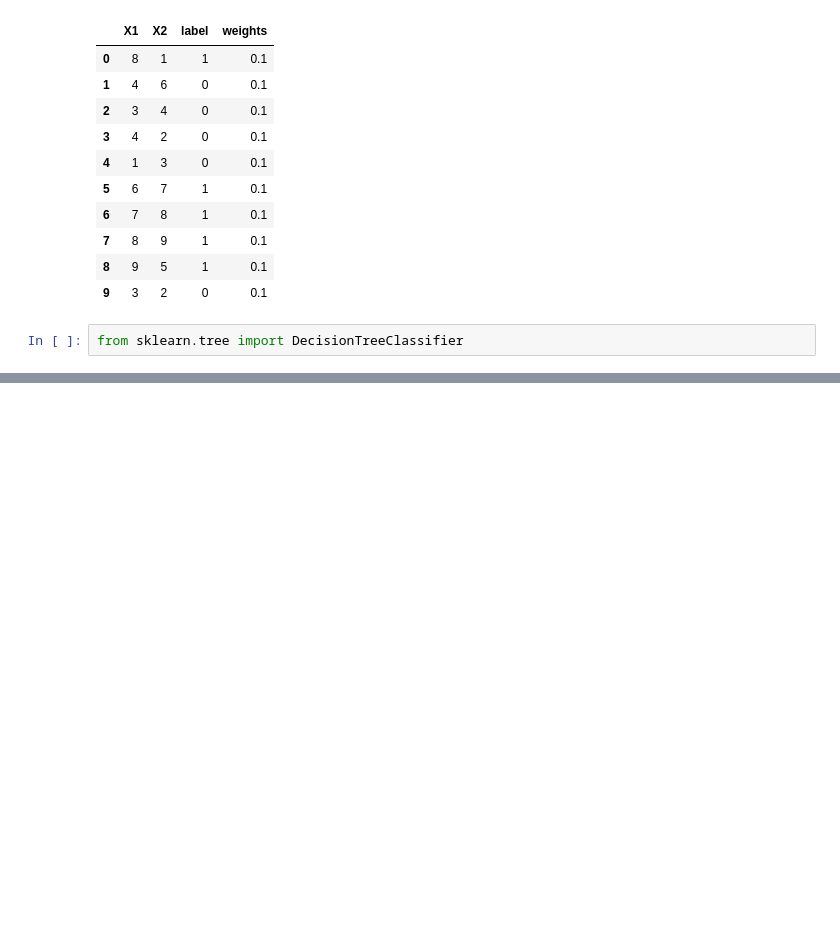
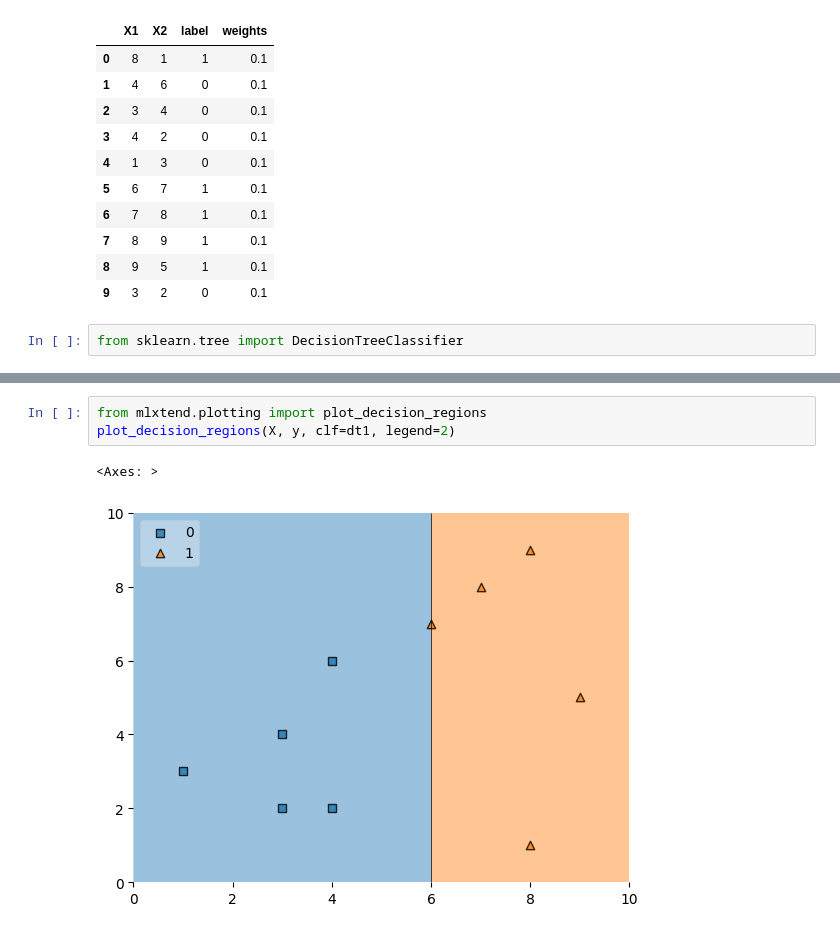
Before and after one commit to Omii04/Machine-Learning, a Jupyter notebook: 66 AdaBoost.ipynb, the cells around one changed output, grey strips where cells are left out. Cells and saved outputs as stored; diff of their text form; blank space fills up the shorter version.

```diff
--- a/66 AdaBoost.ipynb
+++ b/66 AdaBoost.ipynb
@@ -41,0 +61,6 @@ from sklearn.tree import DecisionTreeClassifier
+# %%
+from mlxtend.plotting import plot_decision_regions
+plot_decision_regions(X, y, clf=dt1, legend=2)
+# %% [output]
+<Axes: >
+[figure, added]
```
Also changed, not shown: parts of 4 cells of this notebook.
